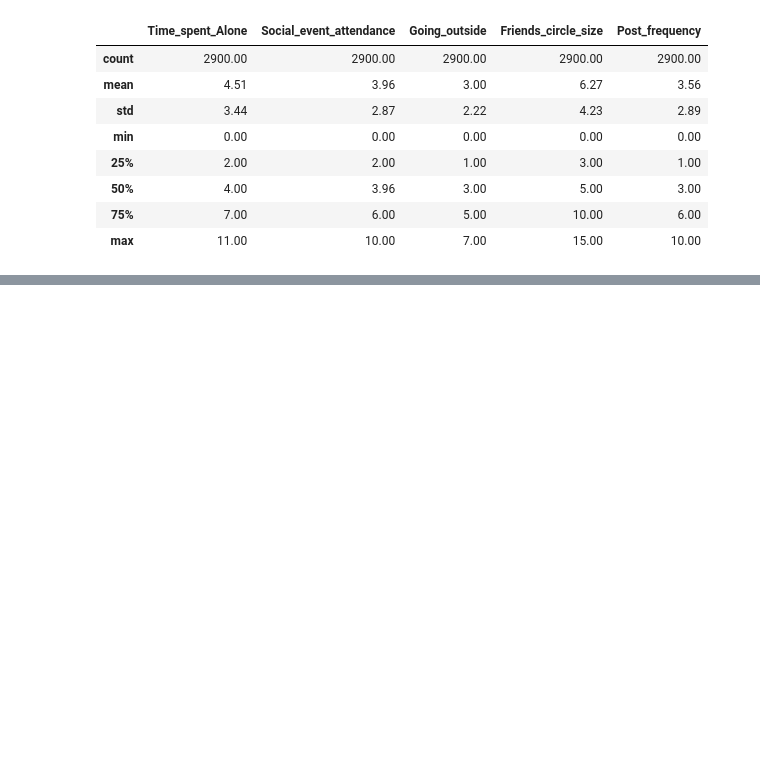
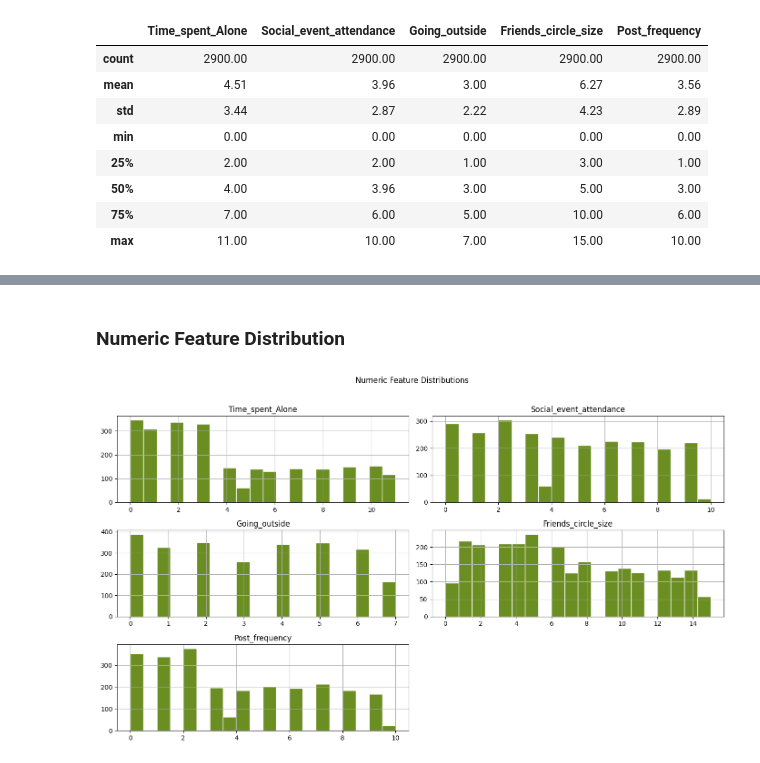
Before and after one commit to fishbulle/personality-classification-ml, a Jupyter notebook: notebooks/analysis.ipynb, the cells around one changed output, grey strips where cells are left out. Cells and saved outputs as stored; diff of their text form; code cells hidden in the pictures; blank space fills up the shorter version.

```diff
--- a/notebooks/analysis.ipynb
+++ b/notebooks/analysis.ipynb
@@ -69,0 +85,14 @@ Number of duplicate rows: 402
+# %% [markdown]
+### Numeric Feature Distribution
+# %%
+numerical_cols = [
+    'Time_spent_Alone', 'Social_event_attendance',
+    'Going_outside', 'Friends_circle_size', 'Post_frequency'
+]
+
+df[numerical_cols].hist(bins=20, figsize=(14, 8), color='olivedrab', edgecolor='white')
+plt.suptitle('Numeric Feature Distributions', y=1.02)
+plt.tight_layout()
+plt.show()
+# %% [output]
+[figure, added]
```
Also changed, not shown: parts of 12 cells of this notebook.
